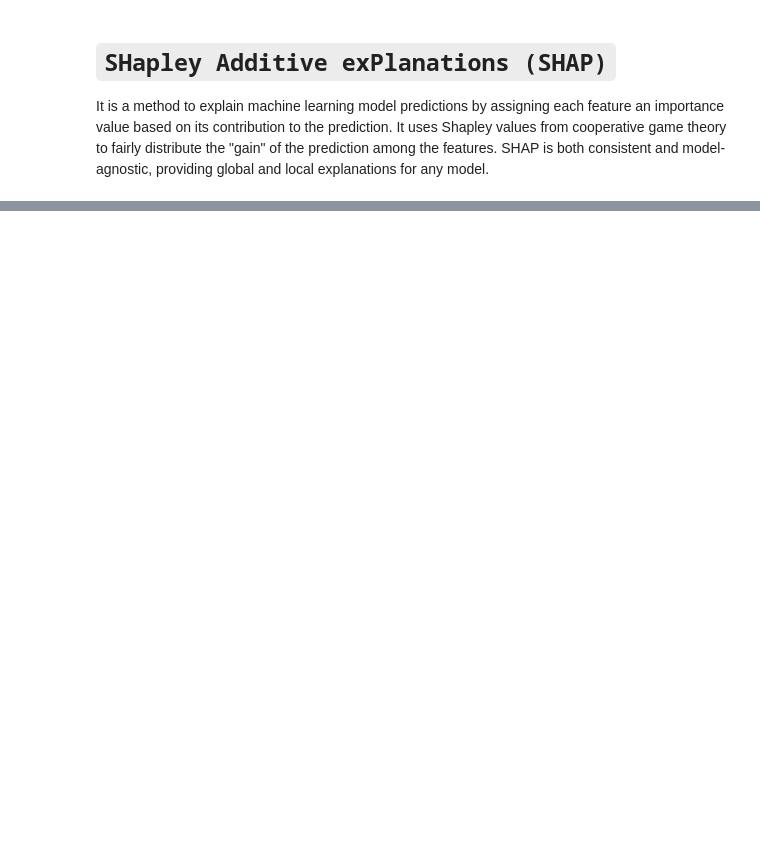
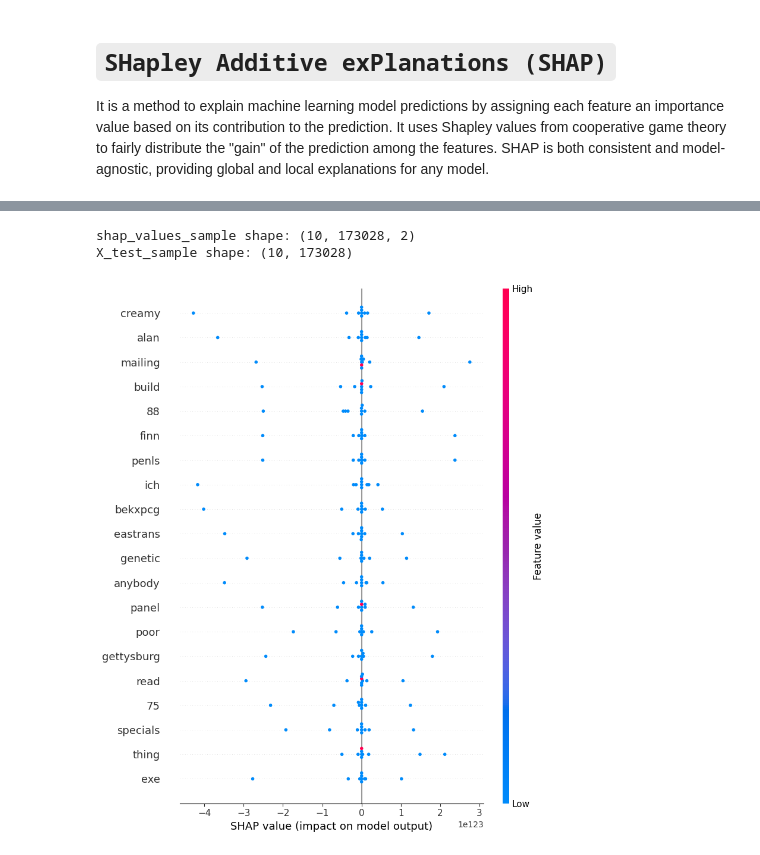
Before and after one commit to ahrarbinaslam/Explainable-Phishing-Email-Detection-using-LIME-and-SHAP, a Jupyter notebook: Explainable_Phishing_Email_Detection_using_LIME_and_SHAP.ipynb, the cells around one changed output, grey strips where cells are left out. Saved outputs shown, nothing was run; the diff lists cells and outputs as text; code cells hidden in the pictures; blank space fills up the shorter version.

```diff
--- a/Explainable_Phishing_Email_Detection_using_LIME_and_SHAP.ipynb
+++ b/Explainable_Phishing_Email_Detection_using_LIME_and_SHAP.ipynb
@@ -335,0 +329,5 @@ shap.summary_plot(shap_values[1], X_test, feature_names=vectorizer.get_feature_n
+# %%
+feature_names = vectorizer.get_feature_names_out()
+X_test_df = pd.DataFrame.sparse.from_spmatrix(X_test)
+X_test_df.columns = feature_names
+X_test_sample = X_test_df.sample(n=10, random_state=42).reset_index(drop=True)
@@ -335,0 +338,10 @@ shap.summary_plot(shap_values[1], X_test, feature_names=vectorizer.get_feature_n
+# %%
+print(f"shap_values_sample shape: {shap_values_sample.shape}")
+print(f"X_test_sample shape: {X_test_sample.shape}")
+# %% [output]
+shap_values_sample shape: (10, 173028, 2)
+X_test_sample shape: (10, 173028)
+# %%
+shap.summary_plot(shap_values_sample[:,:, 0], X_test_sample)
+# %% [output]
+[figure, added]
```
Also changed, not shown: parts of 11 cells of this notebook.
